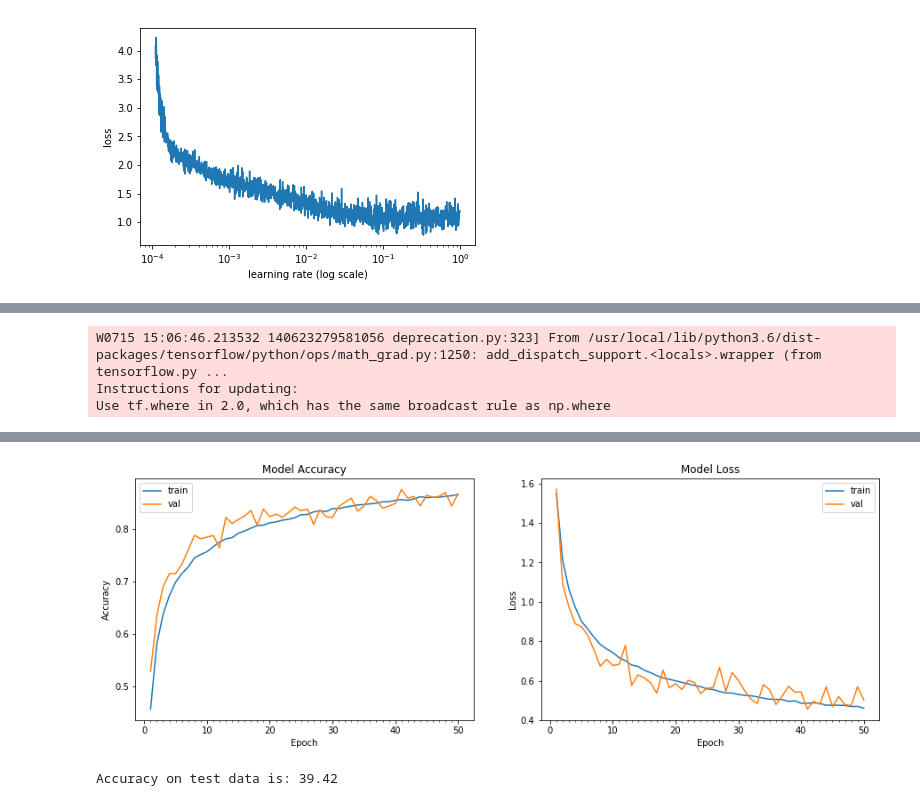
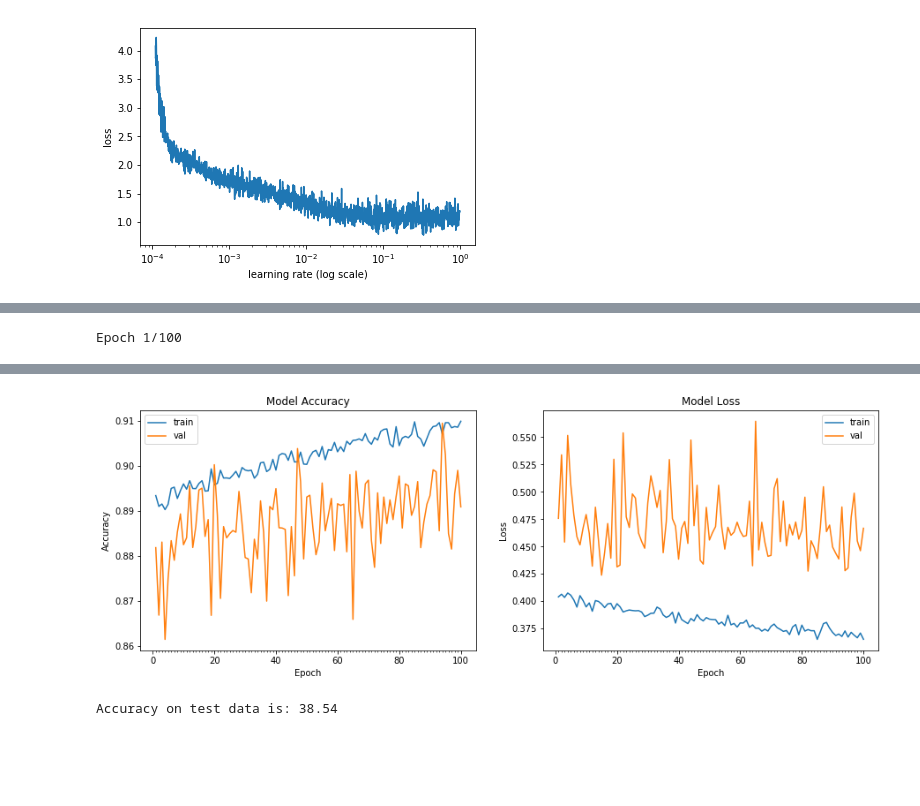
Before and after one commit to Curiousss/EVA, a Jupyter notebook: Assignment11/Session11.ipynb, the cells around one changed output, grey strips where cells are left out. Cells and saved outputs as stored; diff of their text form; code cells hidden in the pictures; blank space fills up the shorter version.

Commit message:
With misinterpreted images

```diff
--- a/Assignment11/Session11.ipynb
+++ b/Assignment11/Session11.ipynb
@@ -267,10 +297,13 @@ model1.compile(optimizer=sgd, loss='categorical_crossentropy', metrics=['accurac
 # %%
+from keras.callbacks import ModelCheckpoint
+checkpoint = ModelCheckpoint('modelBest.h5', verbose=1, monitor='val_acc',save_best_only=True, mode='auto')
 # train the model
 start = time.time()
 # Train the model
 model_info = model1.fit_generator(datagen.flow(X_train, Y_train, batch_size = 128),
-                                 samples_per_epoch = train_features.shape[0], nb_epoch = 50,
-                                 validation_data = testgen.flow(X_test, Y_test), verbose=1,validation_steps=100)
+                                 samples_per_epoch = train_features.shape[0], nb_epoch = 100,
+                                 validation_data = testgen.flow(X_test, Y_test), verbose=1,validation_steps=100,
+                                 callbacks=[checkpoint])
 end = time.time()
 print ("Model took %0.2f seconds to train"%(end - start))
 # plot model history
@@ -278,6 +311,4 @@ plot_model_history(model_info)
 # compute test accuracy
 print ("Accuracy on test data is: %0.2f"%accuracy(X_test, Y_test, model1))
 # %% [output]
-W0715 15:06:46.213532 140623279581056 deprecation.py:323] From /usr/local/lib/python3.6/dist-packages/tensorflow/python/ops/math_grad.py:1250: add_dispatch_support.<locals>.wrapper (from tensorflow.py ...
-Instructions for updating:
-Use tf.where in 2.0, which has the same broadcast rule as np.where
+Epoch 1/100
@@ -301,2 +332,2 @@ Model took 1910.71 seconds to train
-[figure, old version]
+[figure, new version]
-Accuracy on test data is: 39.42
+Accuracy on test data is: 38.54
```
Also changed, not shown: parts of 13 cells of this notebook.
